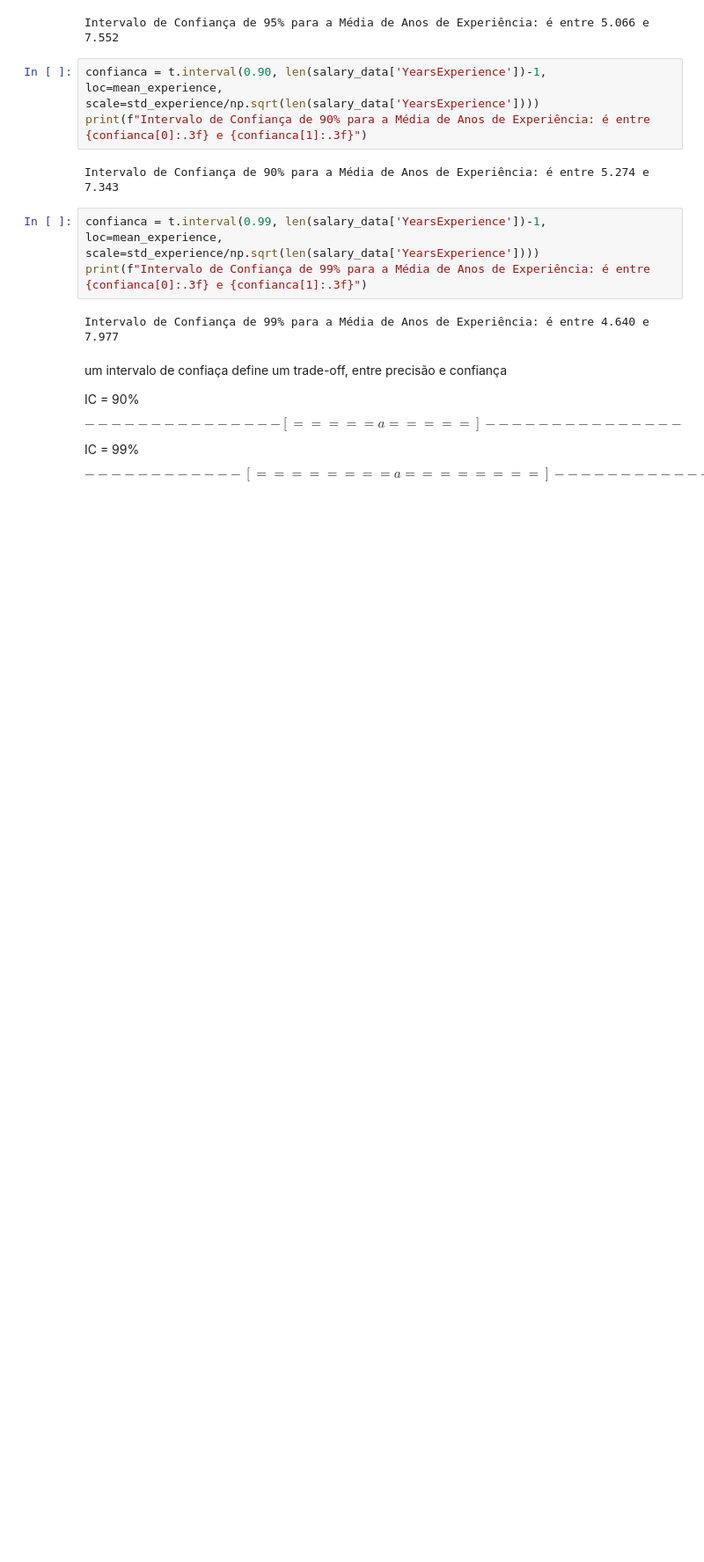
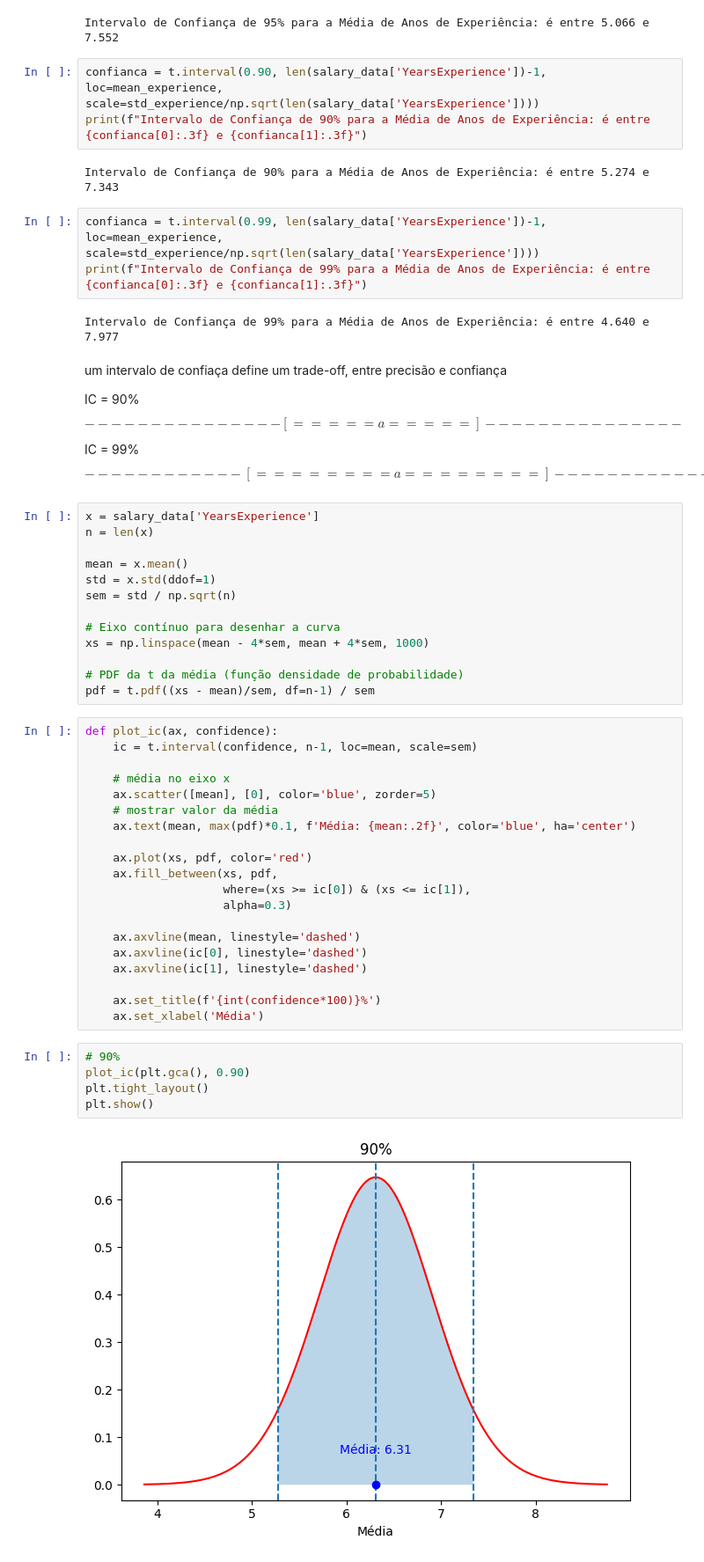
Before and after one commit to PedroMends30/matematica-computacional, a Jupyter notebook: Atividade_2.2_Mat_Comp.ipynb, the cells around one changed output. Shown at 88% size. Drawn from its saved outputs; the diff is of its cells as text; blank space fills up the shorter version.

```diff
--- a/Atividade_2.2_Mat_Comp.ipynb
+++ b/Atividade_2.2_Mat_Comp.ipynb
@@ -229,3 +230,43 @@ IC = 99%
 $$
 ------------[========a========]------------
 $$
+# %%
+x = salary_data['YearsExperience']
+n = len(x)
+
+mean = x.mean()
+std = x.std(ddof=1)
+sem = std / np.sqrt(n)
+
+# Eixo contínuo para desenhar a curva
+xs = np.linspace(mean - 4*sem, mean + 4*sem, 1000)
+
+# PDF da t da média (função densidade de probabilidade)
+pdf = t.pdf((xs - mean)/sem, df=n-1) / sem
+# %%
+def plot_ic(ax, confidence):
+    ic = t.interval(confidence, n-1, loc=mean, scale=sem)
+
+    # média no eixo x
+    ax.scatter([mean], [0], color='blue', zorder=5)
+    # mostrar valor da média
+    ax.text(mean, max(pdf)*0.1, f'Média: {mean:.2f}', color='blue', ha='center')
+
+    ax.plot(xs, pdf, color='red')
+    ax.fill_between(xs, pdf,
+                    where=(xs >= ic[0]) & (xs <= ic[1]),
+                    alpha=0.3)
+
+    ax.axvline(mean, linestyle='dashed')
+    ax.axvline(ic[0], linestyle='dashed')
+    ax.axvline(ic[1], linestyle='dashed')
+
+    ax.set_title(f'{int(confidence*100)}%')
+    ax.set_xlabel('Média')
+# %%
+# 90%
+plot_ic(plt.gca(), 0.90)
+plt.tight_layout()
+plt.show()
+# %% [output]
+[figure, added]
```
Also changed, not shown: parts of 9 cells of this notebook.
